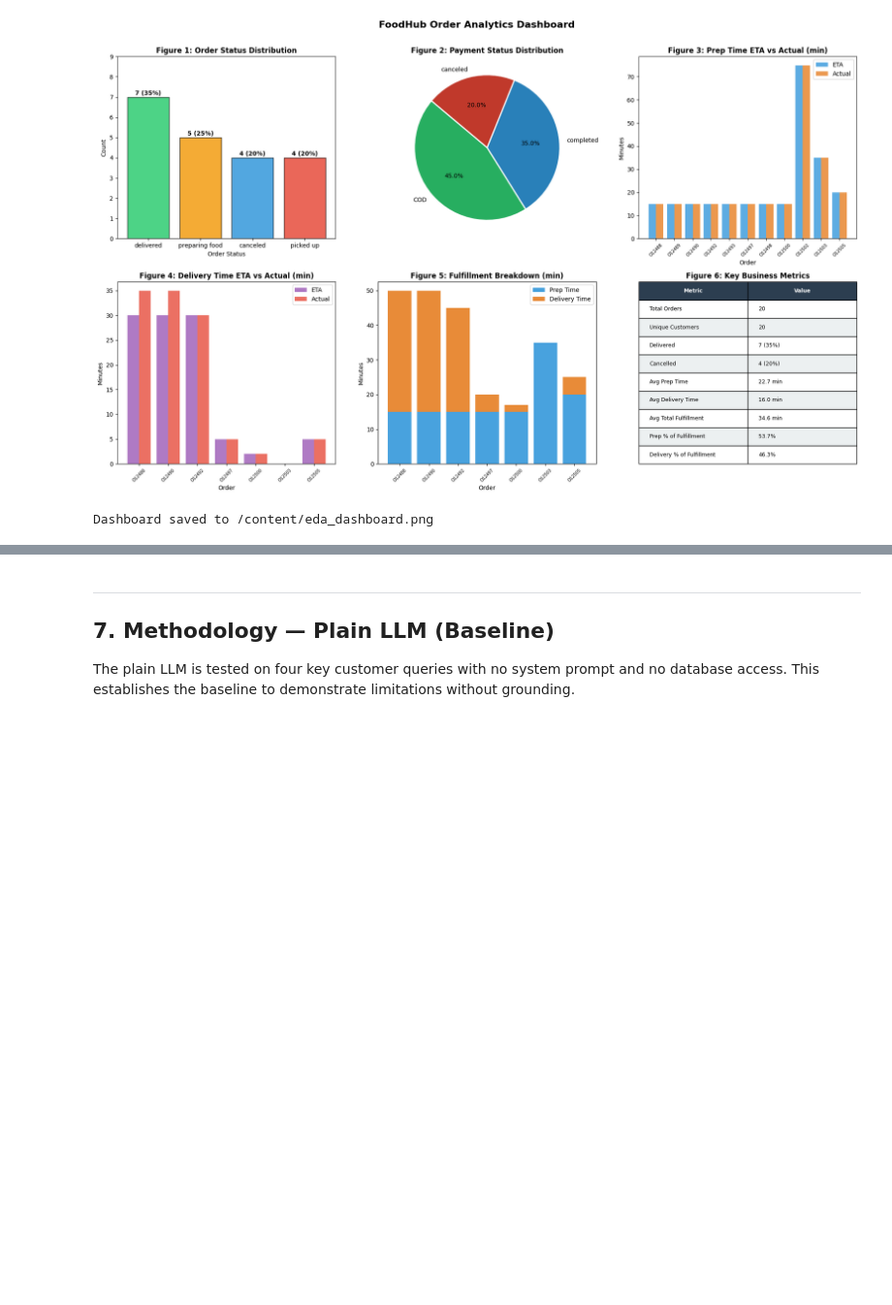
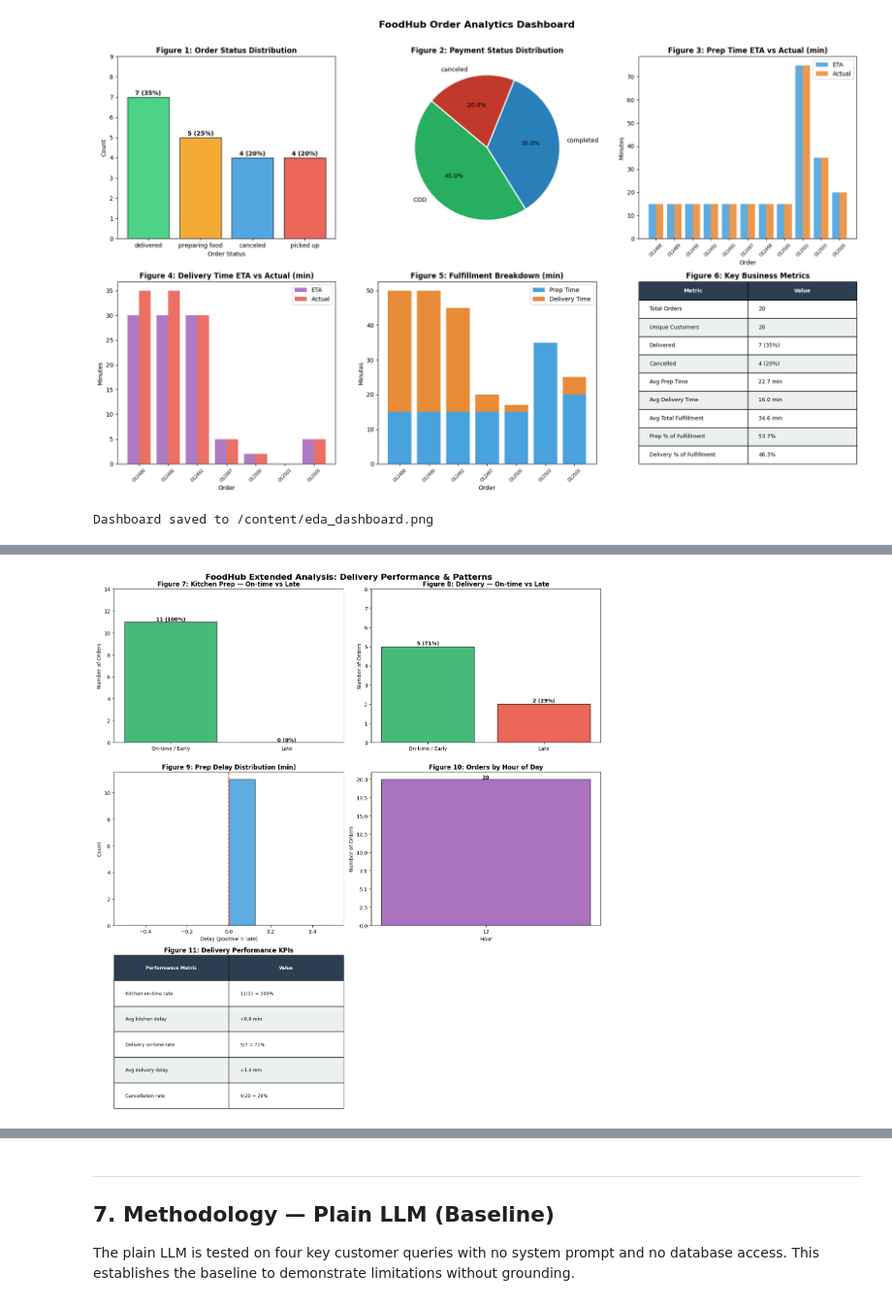
Before and after one commit to anujgrover/foodhub_chatbot, a Jupyter notebook: Foodhub_chatbot.ipynb, the cells around one changed output, grey strips where cells are left out. Shown at 97% size. Cells and saved outputs as stored; diff of their text form; code cells hidden in the pictures; blank space fills up the shorter version.

```diff
--- a/Foodhub_chatbot.ipynb
+++ b/Foodhub_chatbot.ipynb
@@ -389,0 +374,93 @@ Dashboard saved to /content/eda_dashboard.png
+# %%
+df['prep_delay']     = df['prep_duration_actual'] - df['prep_duration_eta']
+df['delivery_delay'] = df['del_duration_actual']  - df['del_duration_eta']
+
+# Change subplot grid from (2,3) to (3,2) to accommodate 5 plots without an empty slot
+fig2, axes2 = plt.subplots(3, 2, figsize=(14, 15)) # Adjust figsize for new layout
+fig2.suptitle('FoodHub Extended Analysis: Delivery Performance & Patterns',
+              fontsize=16, fontweight='bold', y=0.98) # Adjust suptitle position
+
+# Flatten the axes array for easier indexing
+axes = axes2.flatten()
+
+# ── Fig 7: Kitchen On-time vs Late ──────────────────────
+prep_valid = df.dropna(subset=['prep_delay'])
+on_time_prep = int((prep_valid['prep_delay'] <= 0).sum())
+late_prep     = int((prep_valid['prep_delay']  > 0).sum())
+axes[0].bar(['On-time / Early', 'Late'], [on_time_prep, late_prep],
+               color=['#27ae60', '#e74c3c'], edgecolor='black', alpha=0.85)
+axes[0].set_title('Figure 7: Kitchen Prep — On-time vs Late', fontweight='bold')
+axes[0].set_ylabel('Number of Orders')
+for i, v in enumerate([on_time_prep, late_prep]):
+    axes[0].text(i, v + 0.1, f'{v} ({v/len(prep_valid)*100:.0f}%)', ha='center', fontweight='bold')
+axes[0].set_ylim(0, max(on_time_prep, late_prep) + 3)
+
+# ── Fig 8: Delivery On-time vs Late ─────────────────────
+del_valid = df.dropna(subset=['delivery_delay'])
+on_time_del = int((del_valid['delivery_delay'] <= 0).sum())
+late_del    = int((del_valid['delivery_delay']  > 0).sum())
+axes[1].bar(['On-time / Early', 'Late'], [on_time_del, late_del],
+               color=['#27ae60', '#e74c3c'], edgecolor='black', alpha=0.85)
+axes[1].set_title('Figure 8: Delivery — On-time vs Late', fontweight='bold')
+axes[1].set_ylabel('Number of Orders')
+for i, v in enumerate([on_time_del, late_del]):
+    axes[1].text(i, v + 0.1, f'{v} ({v/len(del_valid)*100:.0f}%)', ha='center', fontweight='bold')
+axes[1].set_ylim(0, max(on_time_del, late_del) + 3)
+
+# ── Fig 9: Prep Delay Distribution ───────────────────
+axes[2].hist(prep_valid['prep_delay'].dropna(), bins=8,
+                color='#3498db', edgecolor='black', alpha=0.8)
+axes[2].axvline(0, color='red', linestyle='--', linewidth=1.5, label='On-time threshold')
+axes[2].set_title('Figure 9: Prep Delay Distribution (min)', fontweight='bold')
+axes[2].set_xlabel('Delay (positive = late)'); axes[2].set_ylabel('Count')
+# axes[2].legend()
+
+# ── Fig 10: Orders by Hour of Day ───────────────────────
+df['order_hour'] = df['order_time'].str.split(':').str[0].astype(int)
+hour_counts = df['order_hour'].value_counts().sort_index()
+axes[3].bar(hour_counts.index.astype(str), hour_counts.values,
+               color='#9b59b6', edgecolor='black', alpha=0.85)
+axes[3].set_title('Figure 10: Orders by Hour of Day', fontweight='bold')
+axes[3].set_xlabel('Hour'); axes[3].set_ylabel('Number of Orders')
+for i, (hr, v) in enumerate(hour_counts.items()):
+    axes[3].text(i, v + 0.05, str(v), ha='center', fontweight='bold')
+
+# ── Fig 11: Performance KPI Table ─────────────────────
+axes[4].axis('off')
+avg_prep_delay = prep_valid['prep_delay'].mean()
+avg_del_delay  = del_valid['delivery_delay'].mean() if len(del_valid) > 0 else 0
+pct_on_time_prep = on_time_prep / len(prep_valid) * 100
+pct_on_time_del  = on_time_del  / len(del_valid)  * 100 if len(del_valid) > 0 else 0
+cancelled_df = df[df['order_status'] == 'canceled']
+perf_data = [
+    ['Kitchen on-time rate',    f'{on_time_prep}/{len(prep_valid)} = {pct_on_time_prep:.0f}%'],
+    ['Avg kitchen delay',       f'{avg_prep_delay:+.1f} min'],
+    ['Delivery on-time rate',   f'{on_time_del}/{len(del_valid)} = {pct_on_time_del:.0f}%'],
+    ['Avg delivery delay',      f'{avg_del_delay:+.1f} min'],
+    ['Cancellation rate',       f'{len(cancelled_df)}/{len(df)} = {len(cancelled_df)/len(df)*100:.0f}%'],
+
+]
+tbl2 = axes[4].table(cellText=perf_data, colLabels=['Performance Metric', 'Value'],
+                         cellLoc='left', loc='center', bbox=[0, 0, 1, 1])
+tbl2.auto_set_font_size(False); tbl2.set_fontsize(9)
+for (r, c), cell in tbl2.get_celld().items():
+    if r == 0:
+        cell.set_facecolor('#2c3e50')
+        cell.set_text_props(color='white', fontweight='bold')
+    elif r % 2 == 0:
+        cell.set_facecolor('#ecf0f1')
+axes[4].set_title('Figure 11: Delivery Performance KPIs', fontweight='bold')
+
+# Remove the last empty subplot (axes[5])
+fig2.delaxes(axes[5])
+
+plt.tight_layout()
+plt.savefig('/content/eda_extended.png', dpi=150, bbox_inches='tight')
+plt.show()
+print('Extended analysis saved to /content/eda_extended.png')
+print(f'\nKey findings:')
+print(f'  Kitchen on-time rate : {pct_on_time_prep:.0f}%  |  Avg delay: {avg_prep_delay:+.1f} min')
+print(f'  Delivery on-time rate: {pct_on_time_del:.0f}%  |  Avg delay: {avg_del_delay:+.1f} min')
+print(f'  Cancellation rate    : {len(cancelled_df)/len(df)*100:.0f}%')
+# %% [output]
+[figure, added]
```
Also changed, not shown: parts of 50 cells of this notebook.
